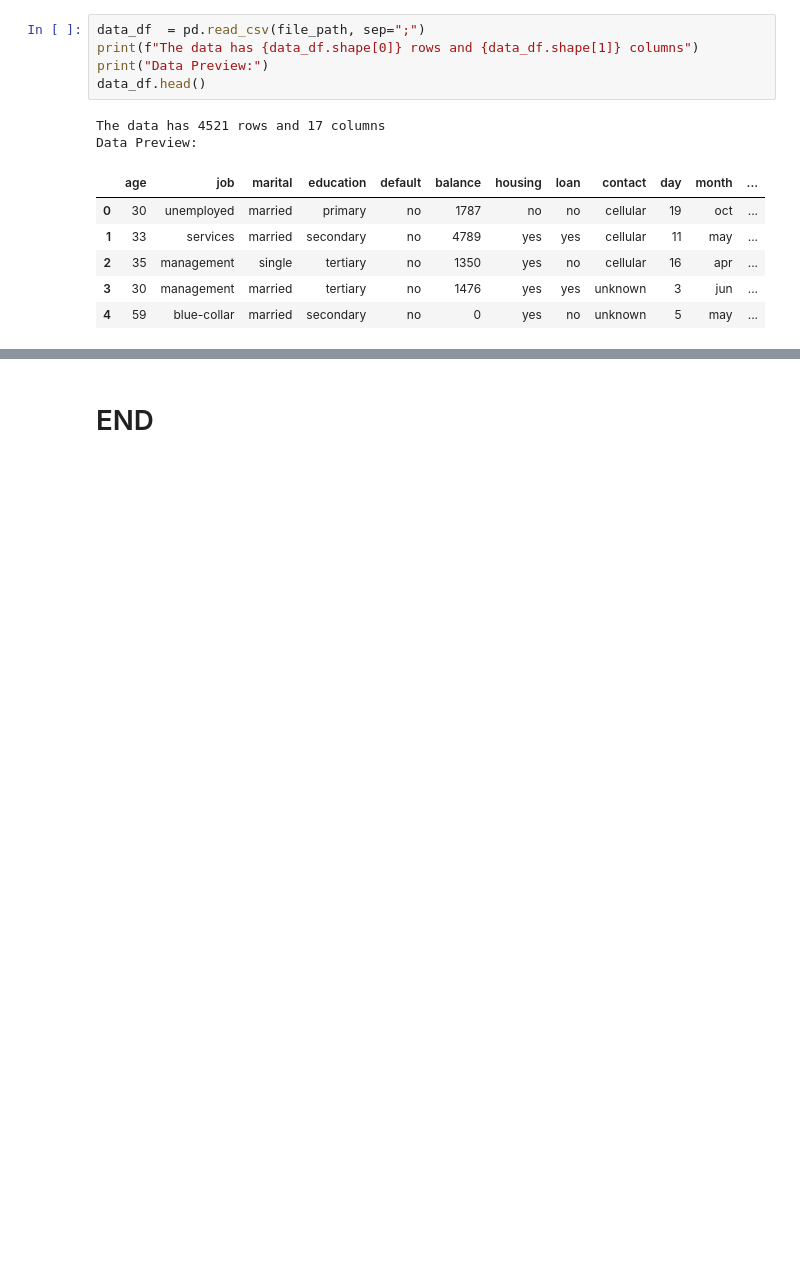
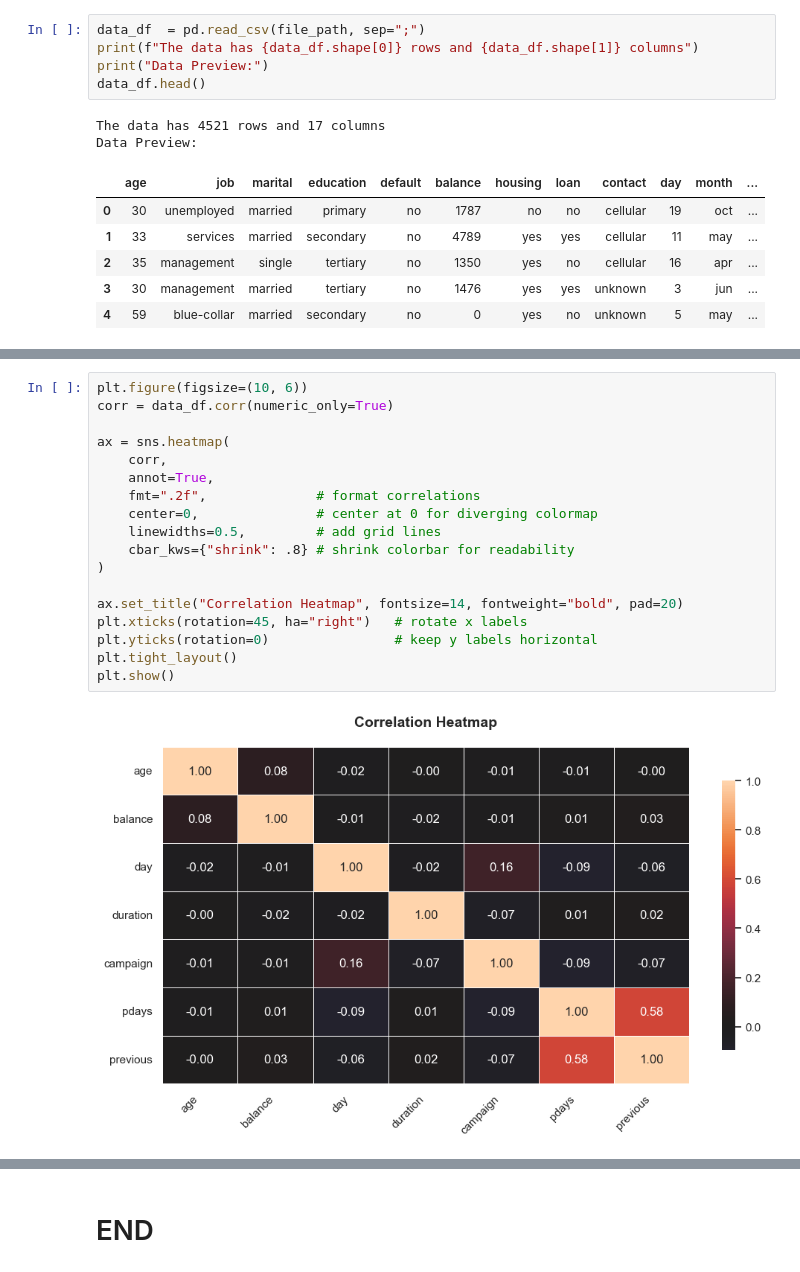
Before and after one commit to ShirsenduRyo/06-Segmentations, a Jupyter notebook: notebooks/0 The EDA.ipynb, the cells around one changed output, grey strips where cells are left out. Saved outputs shown, nothing was run; the diff lists cells and outputs as text; blank space fills up the shorter version.

```diff
--- a/notebooks/0 The EDA.ipynb
+++ b/notebooks/0 The EDA.ipynb
@@ -32,0 +112,20 @@ Data Preview:
+# %%
+plt.figure(figsize=(10, 6))
+corr = data_df.corr(numeric_only=True)
+
+ax = sns.heatmap(
+    corr,
+    annot=True,
+    fmt=".2f",              # format correlations
+    center=0,               # center at 0 for diverging colormap
+    linewidths=0.5,         # add grid lines
+    cbar_kws={"shrink": .8} # shrink colorbar for readability
+)
+
+ax.set_title("Correlation Heatmap", fontsize=14, fontweight="bold", pad=20)
+plt.xticks(rotation=45, ha="right")   # rotate x labels
+plt.yticks(rotation=0)                # keep y labels horizontal
+plt.tight_layout()
+plt.show()
+# %% [output]
+[figure, added]
```
Also changed, not shown: parts of 16 cells of this notebook, 1 other file.
